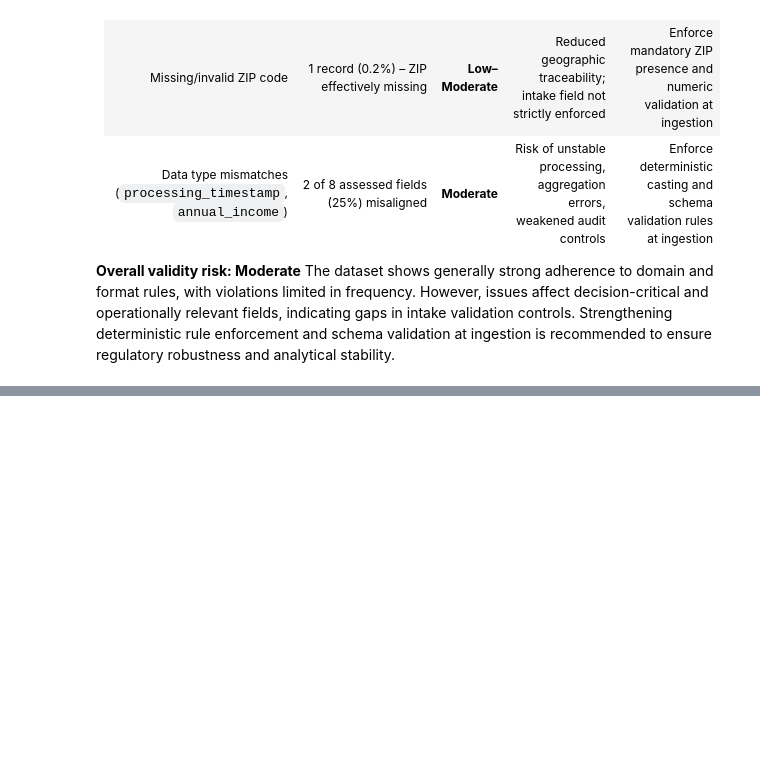
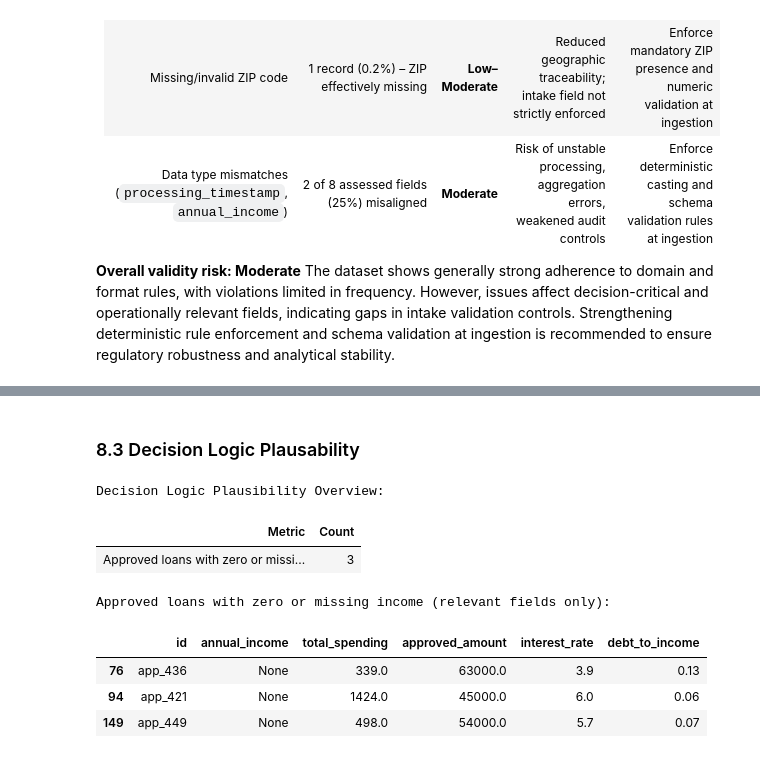
Before and after one commit to mchlkan/dego-2606-group3, a Jupyter notebook: notebooks/01-data-quality.ipynb, the cells around one changed output, grey strips where cells are left out. Drawn from its saved outputs; the diff is of its cells as text; code cells hidden in the pictures; blank space fills up the shorter version.

Commit message:
anaysis: added new structure to accuracy block

```diff
--- a/notebooks/01-data-quality.ipynb
+++ b/notebooks/01-data-quality.ipynb
@@ -1056,19 +1032,0 @@ np.int64(3)
-# %%
-"""
-The accuracy analysis identified 0 unrealistic age values (<18 or >100),
-1 case where total spending exceeds reported annual income, and
-3 approved loans with zero or missing income.
-
-In total, 4 records show plausibility-related accuracy concerns that may reflect
-reporting errors or decision inconsistencies and should be reviewed.
-
-Option A - Flag implausible cases:
-df["flag_implausible_spending"] = df["total_spending"] > income
-df["flag_approved_zero_income"] = (df["loan_approved"] == True) & ((income <= 0) | income.isna())
-
-Option B - Exclude from modeling:
-df_model = df[
-    ~(df["total_spending"] > income) &
-    ~((df["loan_approved"] == True) & ((income <= 0) | income.isna()))
-]
-"""
@@ -1076,0 +1106,42 @@ df_model = df[
+# %% [markdown]
+### 8.3 Decision Logic Plausability
+# %%
+# Validate decision plausibility: approved loans with zero or missing income
+approved_zero_income = (
+    (df["loan_approved"] == True) &
+    ((income <= 0) | income.isna())
+).sum()
+
+decision_plausibility_overview = pd.DataFrame({
+    "Metric": ["Approved loans with zero or missing income"],
+    "Count": [approved_zero_income]
+})
+
+print("Decision Logic Plausibility Overview:")
+display(decision_plausibility_overview.style.hide(axis="index"))
+# %% [output]
+Decision Logic Plausibility Overview:
+| Metric | Count |
+| Approved loans with zero or missi... | 3 |
+# %%
+# Identify approved loans with zero or missing income
+approved_zero_income_records = df[
+    (df["loan_approved"] == True) &
+    ((income <= 0) | income.isna())
+][[
+    "id",
+    "annual_income",
+    "total_spending",
+    "approved_amount",
+    "interest_rate",
+    "debt_to_income"
+]]
+
+print("Approved loans with zero or missing income (relevant fields only):")
+display(approved_zero_income_records)
+# %% [output]
+Approved loans with zero or missing income (relevant fields only):
+|  | id | annual_income | total_spending | approved_amount | interest_rate | debt_to_income |
+| 76 | app_436 | None | 339.0 | 63000.0 | 3.9 | 0.13 |
+| 94 | app_421 | None | 1424.0 | 45000.0 | 6.0 | 0.06 |
+| 149 | app_449 | None | 498.0 | 54000.0 | 5.7 | 0.07 |
```
Also changed, not shown: parts of 17 cells of this notebook.
